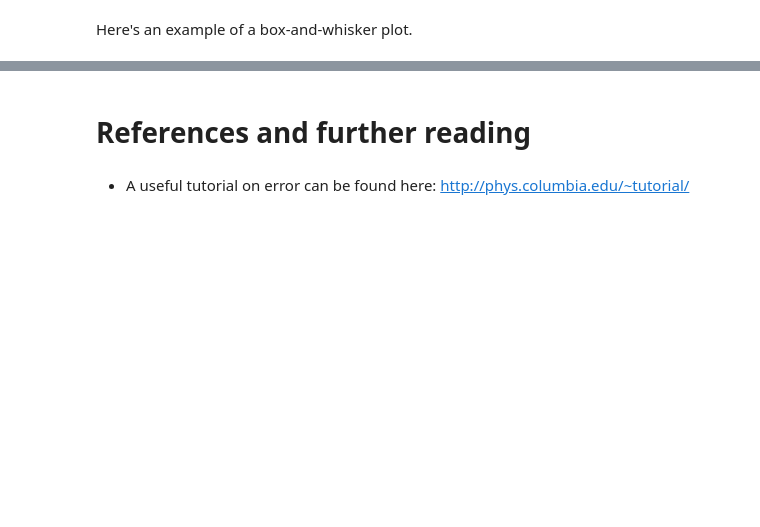
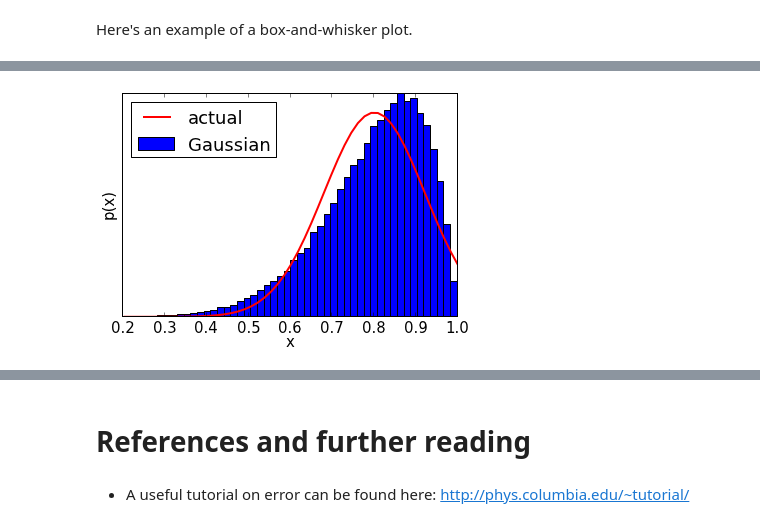
Before and after one commit to choderalab/cadd-grc-2013, a Jupyter notebook: notebooks/Propagation of error.ipynb, the cells around one changed output, grey strips where cells are left out. Cells and saved outputs as stored; diff of their text form; code cells hidden in the pictures; blank space fills up the shorter version.

```diff
--- a/notebooks/Propagation of error.ipynb
+++ b/notebooks/Propagation of error.ipynb
@@ -99,0 +108,18 @@ xlabel('measurement')
+# %%
+from numpy.random import beta
+a = 8; b = 2; nsamples = 50000;
+x_n = beta(a, b, size=[nsamples]);
+[Nbins, xbins, patches] = hist(x_n, nbins);
+xlabel('x');
+ylabel('p(x)');
+gca().axes.get_yaxis().set_ticks([]); # turn off y ticks
+
+hold(True);
+x = x_n.mean(); # measured value
+dx = x_n.std(); # uncertainty from standard deviation
+bin_width = xbins[1] - xbins[0];
+plot(xbins, (nsamples*bin_width)/(sqrt(2*pi)*dx) * exp(-(xbins-x)**2 / (2*dx**2)), 'r-', linewidth=2);
+
+legend(['actual', 'Gaussian'], 'upper left');
+# %% [output]
+[figure, added]
```
Also changed, not shown: parts of 9 cells of this notebook, 5 other files.
